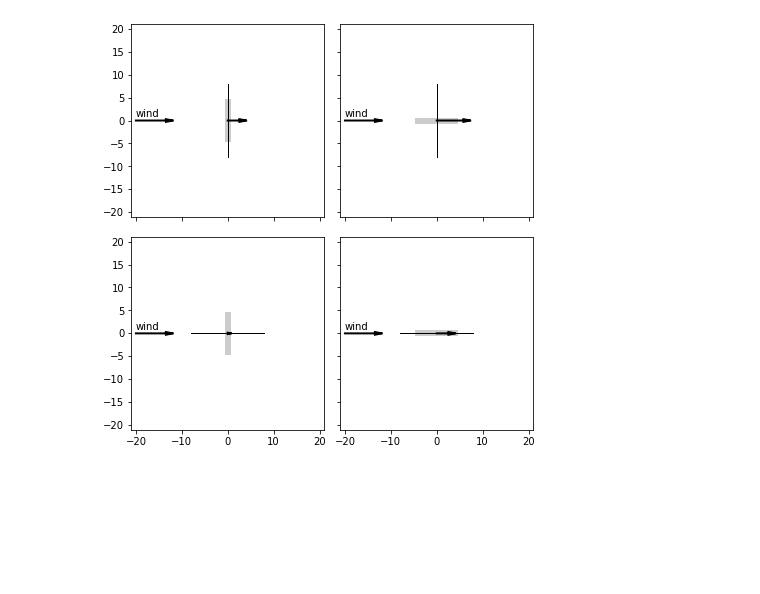
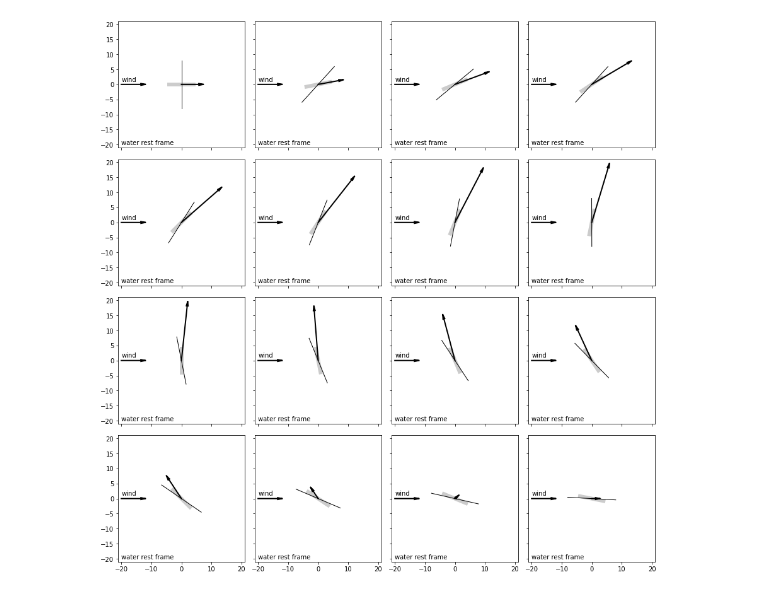
Before and after one commit to davidwhogg/Sailing, a Jupyter notebook: ipynb/sailing.ipynb, the cells around one changed output. Cells and saved outputs as stored; diff of their text form; code cells hidden in the pictures; blank space fills up the shorter version.

```diff
--- a/ipynb/sailing.ipynb
+++ b/ipynb/sailing.ipynb
@@ -28,5 +19,0 @@ A_par_s = 0.01 * A_perp_s # very optimistic
-# %%
-# set the variable properties of the world
-
-vair = np.array([8., 0.]) # m / s
-vwater = np.array([0., 0.]) # m / s water rest frame
@@ -48,3 +53,8 @@ def A_water(theta):
+# %%
+# create the world and the boat
+
+world = World(np.zeros(2), np.array([8., 0.])) # water and air velocities
+boat = Boat()
 # %%
 # force
 TINY = 1.e-8
@@ -128,5 +159,5 @@ for i in range(n1):
   for j in range(n2):
     theta_k = j * 0.5 * np.pi / (n2 - 1)
     theta_s = i * 1.0 * np.pi / n1 + np.pi + theta_k
-    plot_boat(vair, vwater, theta_s, theta_k, ax=axes[i, j])
+    plot_boat(theta_s, theta_k, boat, world, ax=axes[i, j])
 # %% [output]
@@ -133,0 +188,9 @@ for i in range(n1):
+# %%
+# test sail_good()
+theta_k = 0.
+good_theta_s = sail_good(theta_k, boat, world)
+plot_boat(good_theta_s, theta_k, boat, world)
+plt.figure()
+theta_k = 0.75 * np.pi
+good_theta_s = sail_good(theta_k, boat, world)
+plot_boat(good_theta_s, theta_k, boat, world)
@@ -134,13 +200,17 @@ for i in range(n1):
 # %%
-# a few wind-aligned cases
-fig, axes = plt.subplots(2, 2, sharex=True, sharey=True, figsize=(6.25, 6.25), tight_layout=True)
+# a grid of cases
+n1, n2 = 4, 4
+fig, axes = plt.subplots(n1, n2, sharex=True, sharey=True, figsize=(12.5, 12.5), tight_layout=True)
 axes = axes.flatten()
-i = 0
-for theta_s in (0., np.pi / 2.):
-  for theta_k in (0., np.pi / 2.):
-    plot_boat(vair, vwater, theta_s, theta_k, ax=axes[i])
-    i += 1
+
+k = 0
+for i in range(n1):
+    for j in range(n2):
+        theta_k = k * np.pi / (n1 * n2) - 0.5 * np.pi
+        theta_s = sail_good(theta_k, boat, world)
+        plot_boat(theta_s, theta_k, boat, world, ax=axes[k])
+        k += 1
 # %% [output]
-[figure, old version]
+[figure, new version]
 # %%
 # now do a very large number of trials:
```
Also changed, not shown: parts of 17 cells of this notebook, 1 other file.
